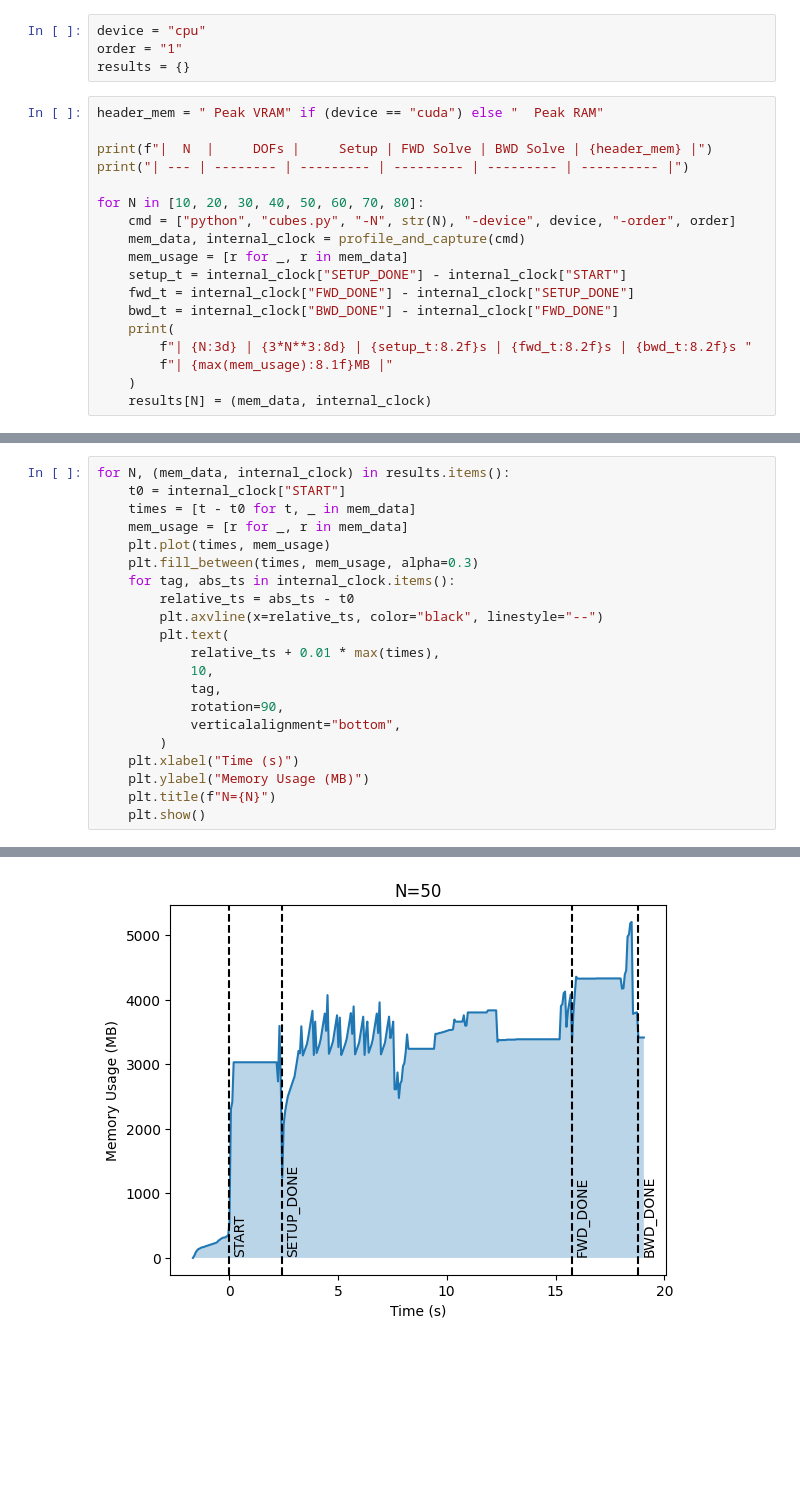
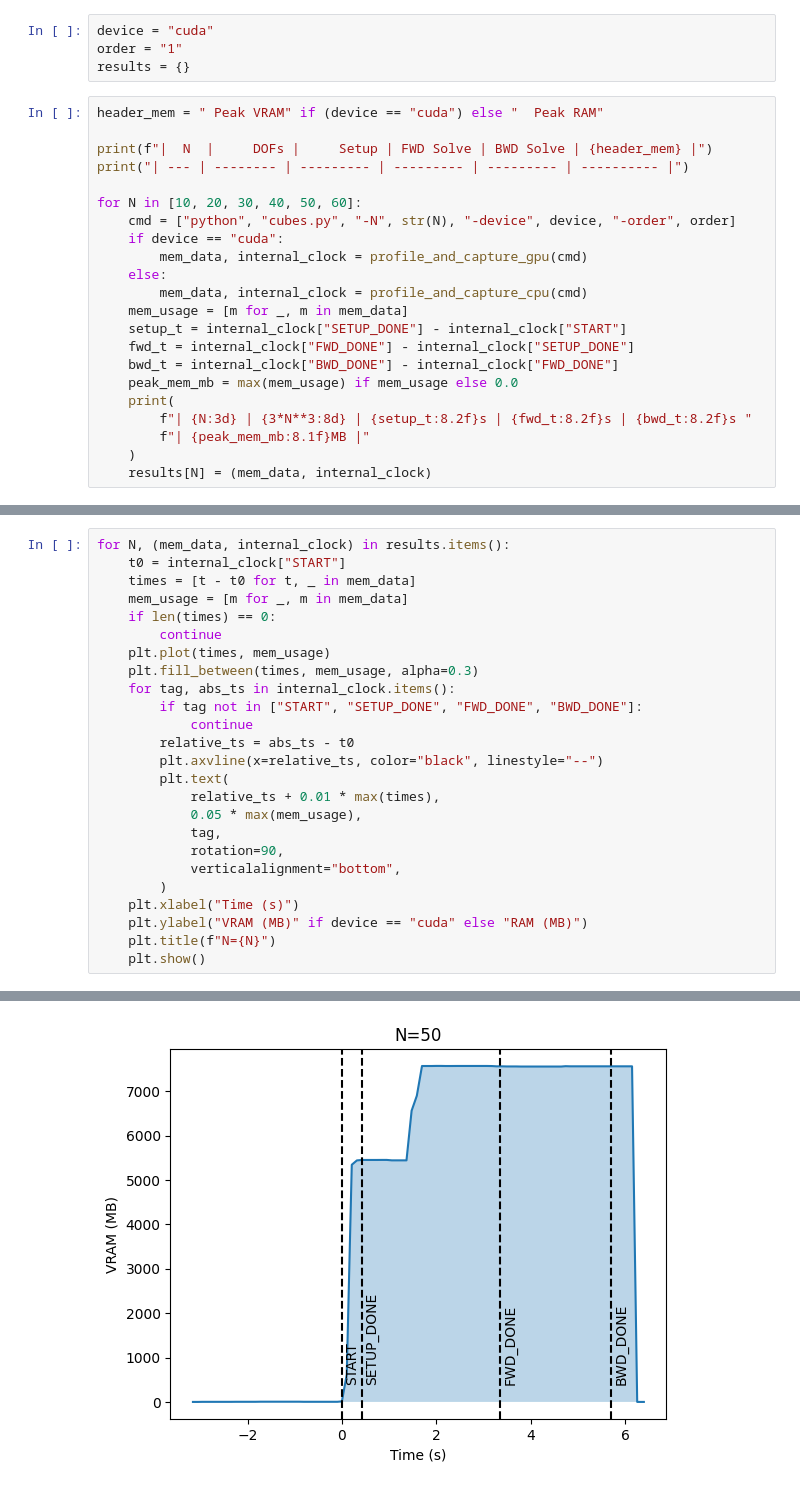
Before and after one commit to meyer-nils/torch-fem, a Jupyter notebook: benchmarks/cubes.ipynb, the cells around one changed output, grey strips where cells are left out. Drawn from its saved outputs; the diff is of its cells as text; blank space fills up the shorter version.

Commit message:
Adjust GPU memory benchmarking.

```diff
--- a/benchmarks/cubes.ipynb
+++ b/benchmarks/cubes.ipynb
@@ -6,5 +6,5 @@ from utils import profile_and_capture
 # %%
-device = "cpu"
+device = "cuda"
 order = "1"
 results = {}
 # %%
@@ -13,16 +13,20 @@ header_mem = " Peak VRAM" if (device == "cuda") else "  Peak RAM"
 print(f"|  N  |     DOFs |     Setup | FWD Solve | BWD Solve | {header_mem} |")
 print("| --- | -------- | --------- | --------- | --------- | ---------- |")
 
-for N in [10, 20, 30, 40, 50, 60, 70, 80]:
+for N in [10, 20, 30, 40, 50, 60]:
     cmd = ["python", "cubes.py", "-N", str(N), "-device", device, "-order", order]
-    mem_data, internal_clock = profile_and_capture(cmd)
-    mem_usage = [r for _, r in mem_data]
+    if device == "cuda":
+        mem_data, internal_clock = profile_and_capture_gpu(cmd)
+    else:
+        mem_data, internal_clock = profile_and_capture_cpu(cmd)
+    mem_usage = [m for _, m in mem_data]
     setup_t = internal_clock["SETUP_DONE"] - internal_clock["START"]
     fwd_t = internal_clock["FWD_DONE"] - internal_clock["SETUP_DONE"]
     bwd_t = internal_clock["BWD_DONE"] - internal_clock["FWD_DONE"]
+    peak_mem_mb = max(mem_usage) if mem_usage else 0.0
     print(
         f"| {N:3d} | {3*N**3:8d} | {setup_t:8.2f}s | {fwd_t:8.2f}s | {bwd_t:8.2f}s "
-        f"| {max(mem_usage):8.1f}MB |"
+        f"| {peak_mem_mb:8.1f}MB |"
     )
     results[N] = (mem_data, internal_clock)
 # %% [output]
@@ -40,21 +42,25 @@ for N in [10, 20, 30, 40, 50, 60, 70, 80]:
 for N, (mem_data, internal_clock) in results.items():
     t0 = internal_clock["START"]
     times = [t - t0 for t, _ in mem_data]
-    mem_usage = [r for _, r in mem_data]
+    mem_usage = [m for _, m in mem_data]
+    if len(times) == 0:
+        continue
     plt.plot(times, mem_usage)
     plt.fill_between(times, mem_usage, alpha=0.3)
     for tag, abs_ts in internal_clock.items():
+        if tag not in ["START", "SETUP_DONE", "FWD_DONE", "BWD_DONE"]:
+            continue
         relative_ts = abs_ts - t0
         plt.axvline(x=relative_ts, color="black", linestyle="--")
         plt.text(
             relative_ts + 0.01 * max(times),
-            10,
+            0.05 * max(mem_usage),
             tag,
             rotation=90,
             verticalalignment="bottom",
         )
     plt.xlabel("Time (s)")
-    plt.ylabel("Memory Usage (MB)")
+    plt.ylabel("VRAM (MB)" if device == "cuda" else "RAM (MB)")
     plt.title(f"N={N}")
     plt.show()
 # %% [output]
@@ -65 +71 @@ for N, (mem_data, internal_clock) in results.items():
-[figure, old version]
+[figure, new version]
```
Also changed, not shown: parts of 5 cells of this notebook, 3 other files.
